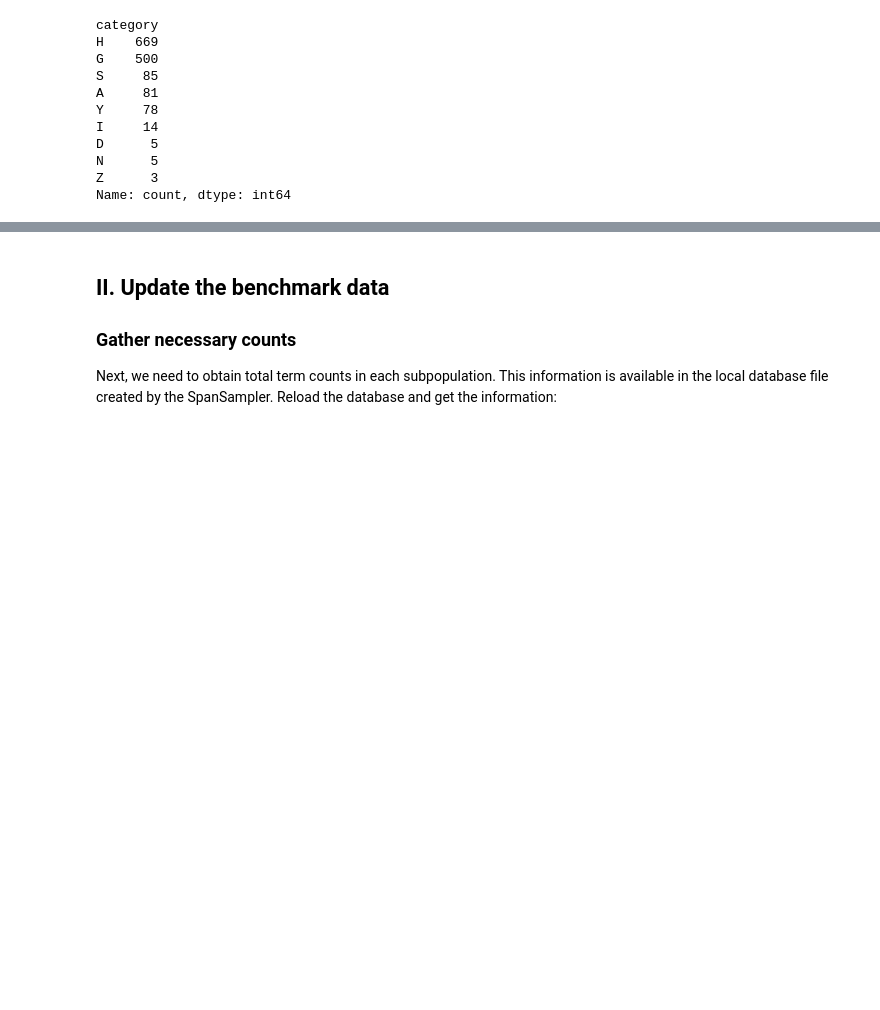
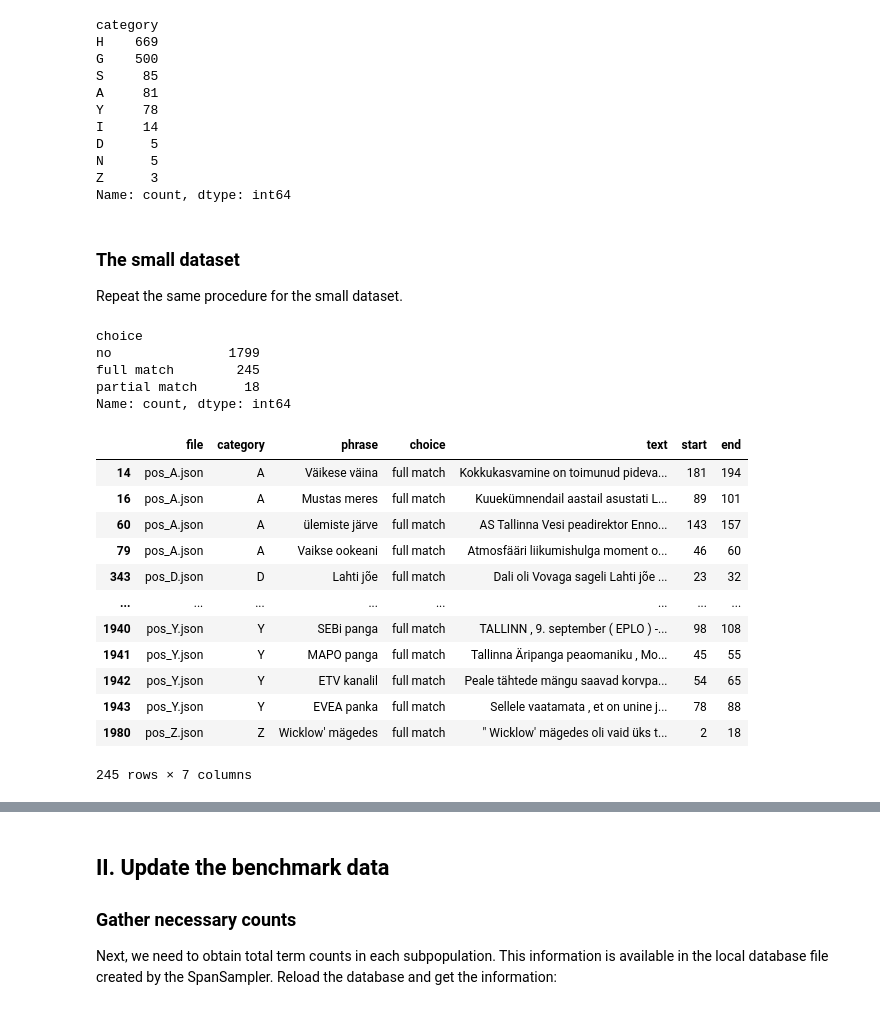
Before and after one commit to estnltk/estnltk-model-data, a Jupyter notebook: named_entity_recognition/recall_estimation/data_generation/amundsen_02/04_update_benchmark.ipynb, the cells around one changed output, grey strips where cells are left out. Cells and saved outputs as stored; diff of their text form; code cells hidden in the pictures; blank space fills up the shorter version.

```diff
--- a/named_entity_recognition/recall_estimation/data_generation/amundsen_02/04_update_benchmark.ipynb
+++ b/named_entity_recognition/recall_estimation/data_generation/amundsen_02/04_update_benchmark.ipynb
@@ -132,0 +150,4 @@ Name: count, dtype: int64
+# %% [markdown]
+### The small dataset
+
+Repeat the same procedure for the small dataset.
@@ -132,0 +183,25 @@ Name: count, dtype: int64
+# %%
+# Manual annotations about NE match
+annotated_df["choice"].value_counts()
+# %% [output]
+choice
+no               1799
+full match        245
+partial match      18
+Name: count, dtype: int64
+# %%
+annotated_df[annotated_df['choice']=='full match']
+# %% [output]
+|  | file | category | phrase | choice | text | start | end |
+| 14 | pos_A.json | A | Väikese väina | full match | Kokkukasvamine on toimunud pideva... | 181 | 194 |
+| 16 | pos_A.json | A | Mustas meres | full match | Kuuekümnendail aastail asustati L... | 89 | 101 |
+| 60 | pos_A.json | A | ülemiste järve | full match | AS Tallinna Vesi peadirektor Enno... | 143 | 157 |
+| 79 | pos_A.json | A | Vaikse ookeani | full match | Atmosfääri liikumishulga moment o... | 46 | 60 |
+| 343 | pos_D.json | D | Lahti jõe | full match | Dali oli Vovaga sageli Lahti jõe ... | 23 | 32 |
+| ... | ... | ... | ... | ... | ... | ... | ... |
+| 1940 | pos_Y.json | Y | SEBi panga | full match | TALLINN , 9. september ( EPLO ) -... | 98 | 108 |
+| 1941 | pos_Y.json | Y | MAPO panga | full match | Tallinna Äripanga peaomaniku , Mo... | 45 | 55 |
+| 1942 | pos_Y.json | Y | ETV kanalil | full match | Peale tähtede mängu saavad korvpa... | 54 | 65 |
+| 1943 | pos_Y.json | Y | EVEA panka | full match | Sellele vaatamata , et on unine j... | 78 | 88 |
+| 1980 | pos_Z.json | Z | Wicklow' mägedes | full match | " Wicklow' mägedes oli vaid üks t... | 2 | 18 |
+245 rows × 7 columns
```
Also changed, not shown: parts of 14 cells of this notebook, 9 other files.
